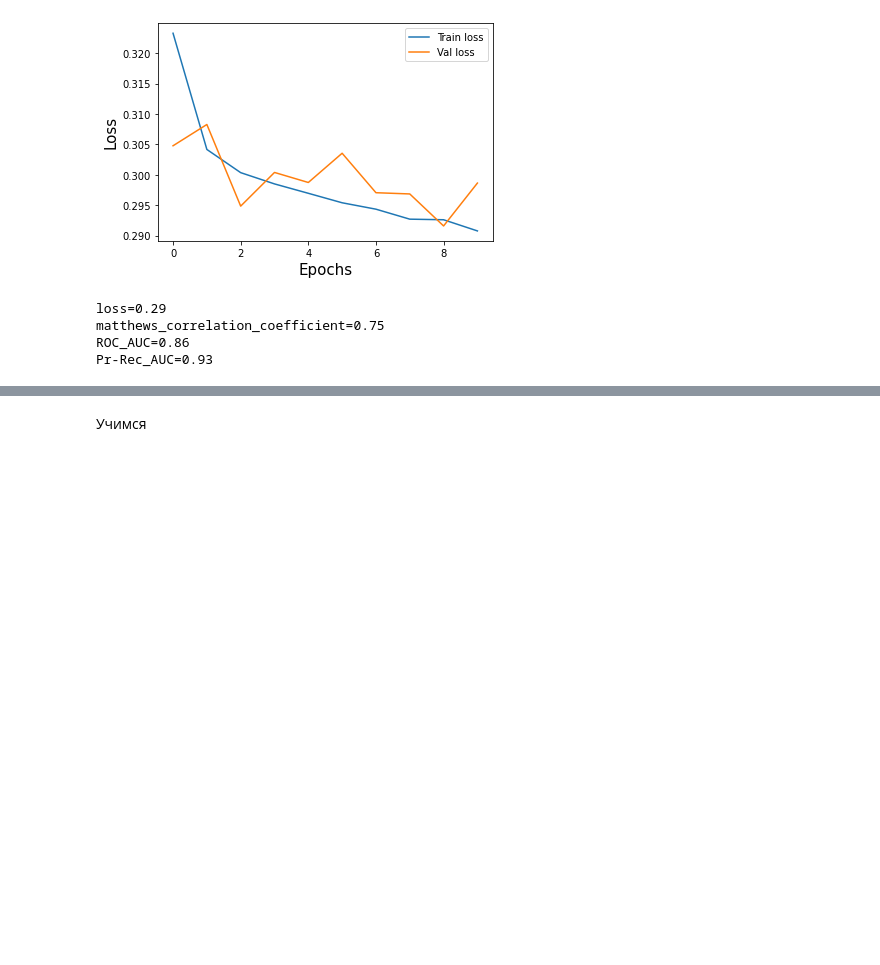
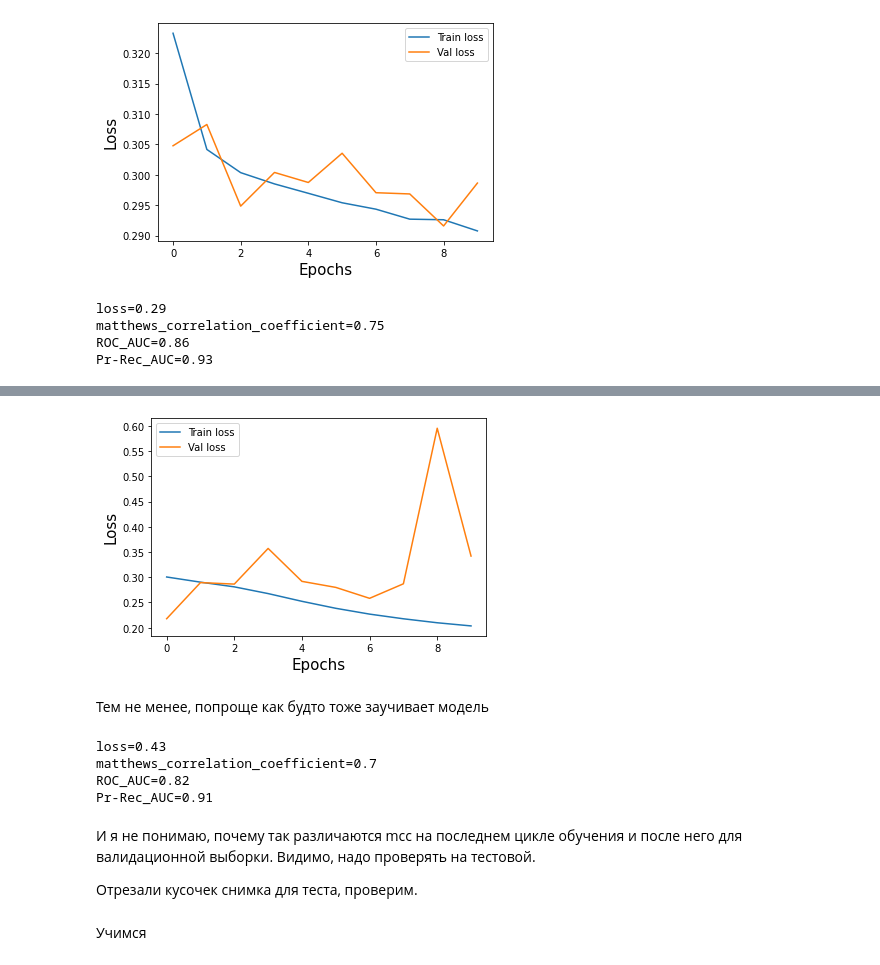
Before and after one commit to SozAnna/S1_Sakha_classification, a Jupyter notebook: Forest_mask_nn.ipynb, the cells around one changed output, grey strips where cells are left out. Cells and saved outputs as stored; diff of their text form; code cells hidden in the pictures; blank space fills up the shorter version.

```diff
--- a/Forest_mask_nn.ipynb
+++ b/Forest_mask_nn.ipynb
@@ -669,0 +739,5 @@ torch.save(best_model, 'D:/oni/from_lakm/models/model_cnn_s1_3110_sgd.pt')
+# %%
+model_resnet = CustomResnet().to(device)
+optimizer = torch.optim.Adam(model_resnet.parameters(), lr=0.001)
+criterion = nn.BCELoss()
+accuracy, loss_hist = train(model_resnet, train_loader, valid_loader, criterion, optimizer, num_epochs = 10)
@@ -670,3 +755,27 @@ torch.save(best_model, 'D:/oni/from_lakm/models/model_cnn_s1_3110_sgd.pt')
+# %%
+plt.plot(range(10), loss_hist)
+plt.plot(range(10), accuracy)
+plt.legend(['Train loss', 'Val loss'])
+plt.xlabel("Epochs", fontsize=15)
+plt.ylabel("Loss", fontsize=15)
+plt.show()
+# %% [output]
+[figure, added]
+# %% [markdown]
+Тем не менее, попроще как будто тоже заучивает модель
+# %%
+val_outputs, val_coords = final_validate(model_resnet,
+                                         criterion,
+                                         valid_loader)
+# %% [output]
+loss=0.43
+matthews_correlation_coefficient=0.7
+ROC_AUC=0.82
+Pr-Rec_AUC=0.91
+# %% [markdown]
+И я не понимаю, почему так различаются mcc на последнем цикле обучения и после него для валидационной выборки. Видимо, надо проверять на тестовой.
+
+Отрезали кусочек снимка для теста, проверим.
 # %% [markdown]
 Учимся
 # %%
```
Also changed, not shown: parts of 14 cells of this notebook.
